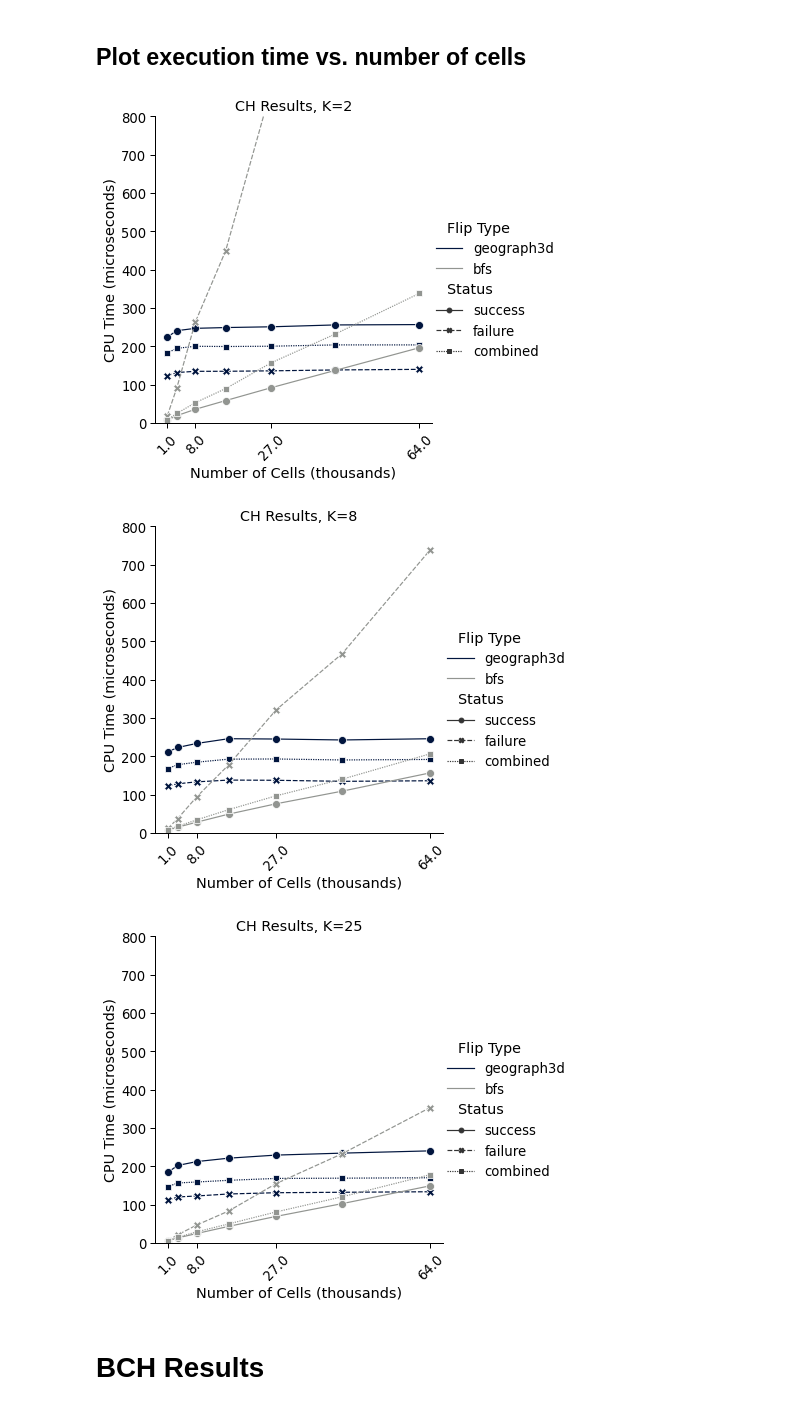
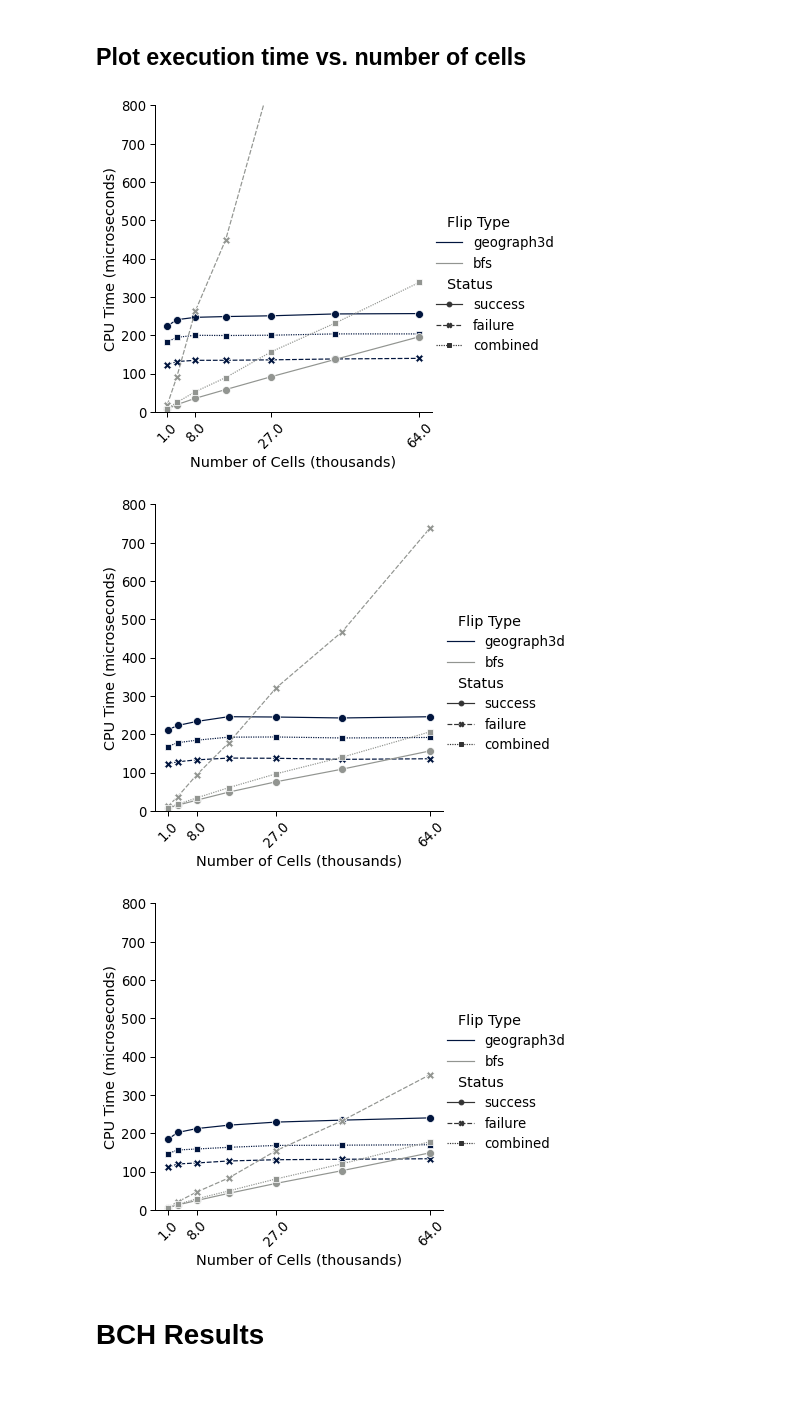
Before and after one commit to ian-ludden/3d-geographs, a Jupyter notebook: results/Experiments_Analysis.ipynb, the cells around one changed output. Saved outputs shown, nothing was run; the diff lists cells and outputs as text; code cells hidden in the pictures.

Commit message:
Hide title in plots of experimental results.

```diff
--- a/results/Experiments_Analysis.ipynb
+++ b/results/Experiments_Analysis.ipynb
@@ -10,10 +9,14 @@ import seaborn as sns
 # %% [markdown]
 # Constants
 # %%
-ch_results_fname = 'data_ch.csv'
-bch_results_fname = 'data_bch.csv'
+ch_results_fname = 'data_grid.csv'
+bch_results_fname = 'data_bcc.csv'
 NUM_BOX_SIZES = 7
 BOX_SIZES = [10, 15, 20, 25, 30, 35, 40]
+
+NUM_ZONE_COUNTS = 3
+ZONE_COUNTS = [2, 8, 25]
+
 CUBE_SIZES = [box_size**3 for box_size in BOX_SIZES]
 GEOGRAPH_STATUS_TO_INDEX = {'fail_1': 0, 'fail_2': 1, 'fail_3': 2, 'fail_4': 3, 'fail_5': 4, 'success': 5}
 BFS_STATUS_TO_INDEX = {'failure': 0, 'success': 1}
@@ -153,7 +156,7 @@ df: DataFrame with all experimental results for one honeycomb type
 number_of_zones: value to filter on "Number of Zones" column
 honeycomb_type: "ch" or "bch"
 """
-def plot_time_vs_cellcount(df, number_of_zones, honeycomb_type):
+def plot_time_vs_cellcount(df, number_of_zones, honeycomb_type, showtitle=False):
     dfk = df.reset_index()
     dfk = dfk[dfk["Number of Zones"] == number_of_zones]
     g = sns.relplot(x="Number of Cells (thousands)", y="CPU Time (microseconds)", hue="Flip Type", hue_order=["geograph3d", "bfs"], style="Status", style_order=["success", "failure", "combined"], kind="line", markers=True, markersize=MARKER_SIZE, data=dfk);
@@ -168,16 +171,17 @@ def plot_time_vs_cellcount(df, number_of_zones, honeycomb_type):
         if LOG_Y: ax.set(yscale="log")
         ax.set_ylim([0, Y_MAX])
 
-    plt.title("{} Results, K={}".format(honeycomb_type.upper(), number_of_zones))
+    if showtitle:
+        plt.title("{} Results, K={}".format(honeycomb_type.upper(), number_of_zones))
     plt.savefig("plot_{}_K{}.pdf".format(honeycomb_type, number_of_zones), bbox_inches="tight")
     plt.savefig("plot_{}_K{}.png".format(honeycomb_type, number_of_zones), bbox_inches="tight", dpi=600)
 # %%
-for k in [2, 8, 25]:
+for k in ZONE_COUNTS:
     plot_time_vs_cellcount(df5, k, "ch")
 # %% [output]
-[figure, old version]
+[figure, new version]
-[figure, old version]
+[figure, new version]
-[figure, old version]
+[figure, new version]
 # %% [markdown]
 # BCH Results
 # %% [markdown]
```
Also changed, not shown: parts of 5 cells of this notebook, 2 other files.
